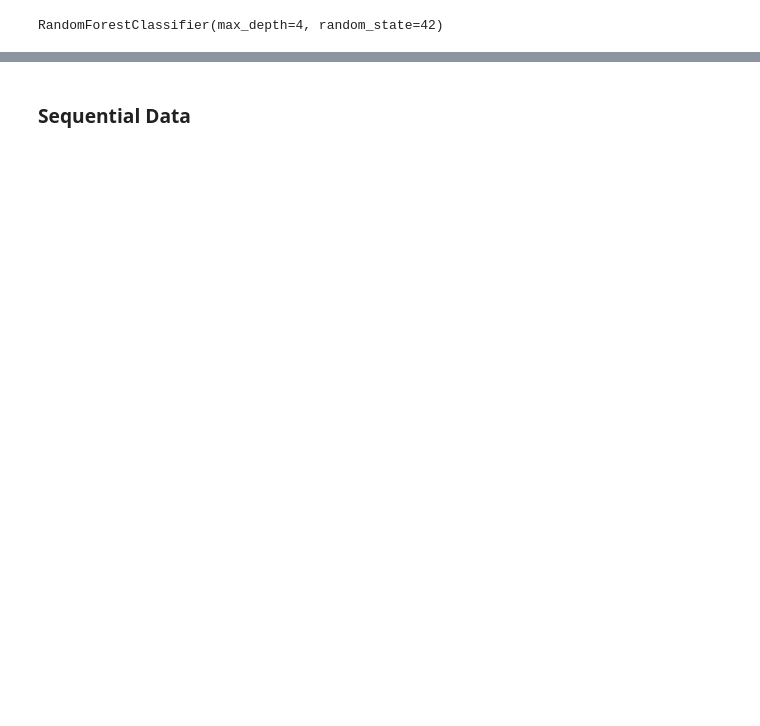
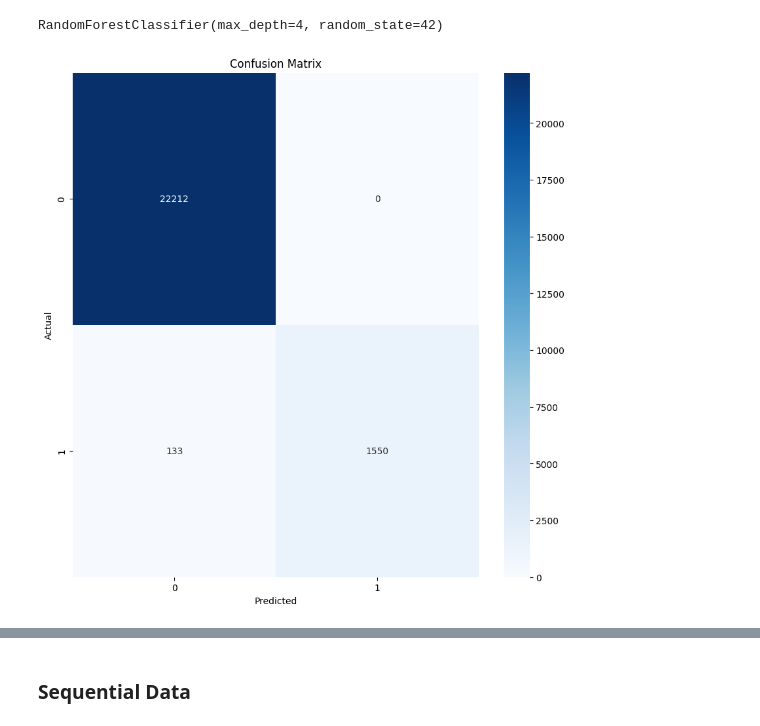
Before and after one commit to smb-h/corporate-bankruptcy-prediction, a Jupyter notebook: playground.ipynb, the cells around one changed output, grey strips where cells are left out. Saved outputs shown, nothing was run; the diff lists cells and outputs as text; code cells hidden in the pictures; blank space fills up the shorter version.

```diff
--- a/playground.ipynb
+++ b/playground.ipynb
@@ -204 +430,9 @@ print(results)
+# %%
+rf_model = RandomForestClassifier(n_estimators=100, max_depth=4, random_state=42)
+
+x_train, x_test, y_train, y_test = sampled_train_test_split(df, 0, True)
+x_test_copy = x_test.copy()
+# drop Company and year
+x_test = x_test.drop(['Company', 'year'], axis=1)
+x_train = x_train.drop(['Company', 'year'], axis=1)
 # %%
@@ -206,3 +439,19 @@ rf_model = RandomForestClassifier(n_estimators=100, max_depth=4, random_state=42
 rf_model.fit(x_train, y_train)
 # %% [output]
 RandomForestClassifier(max_depth=4, random_state=42)
+# %%
+y_pred = rf_model.predict(x_test)
+
+# plot confusion matrix (show each cell's count)
+fig = plt.figure(figsize=(10, 10))
+cm = confusion_matrix(y_test, y_pred)
+sns.heatmap(cm, annot=True, fmt='d', cmap='Blues')
+plt.xlabel('Predicted')
+plt.ylabel('Actual')
+plt.title('Confusion Matrix')
+plt.show()
+
+# save confusion matrix as image
+fig.savefig('RF_confusion_matrix.png')
+# %% [output]
+[figure, added]
```
Also changed, not shown: parts of 58 cells of this notebook, 4 other files.
